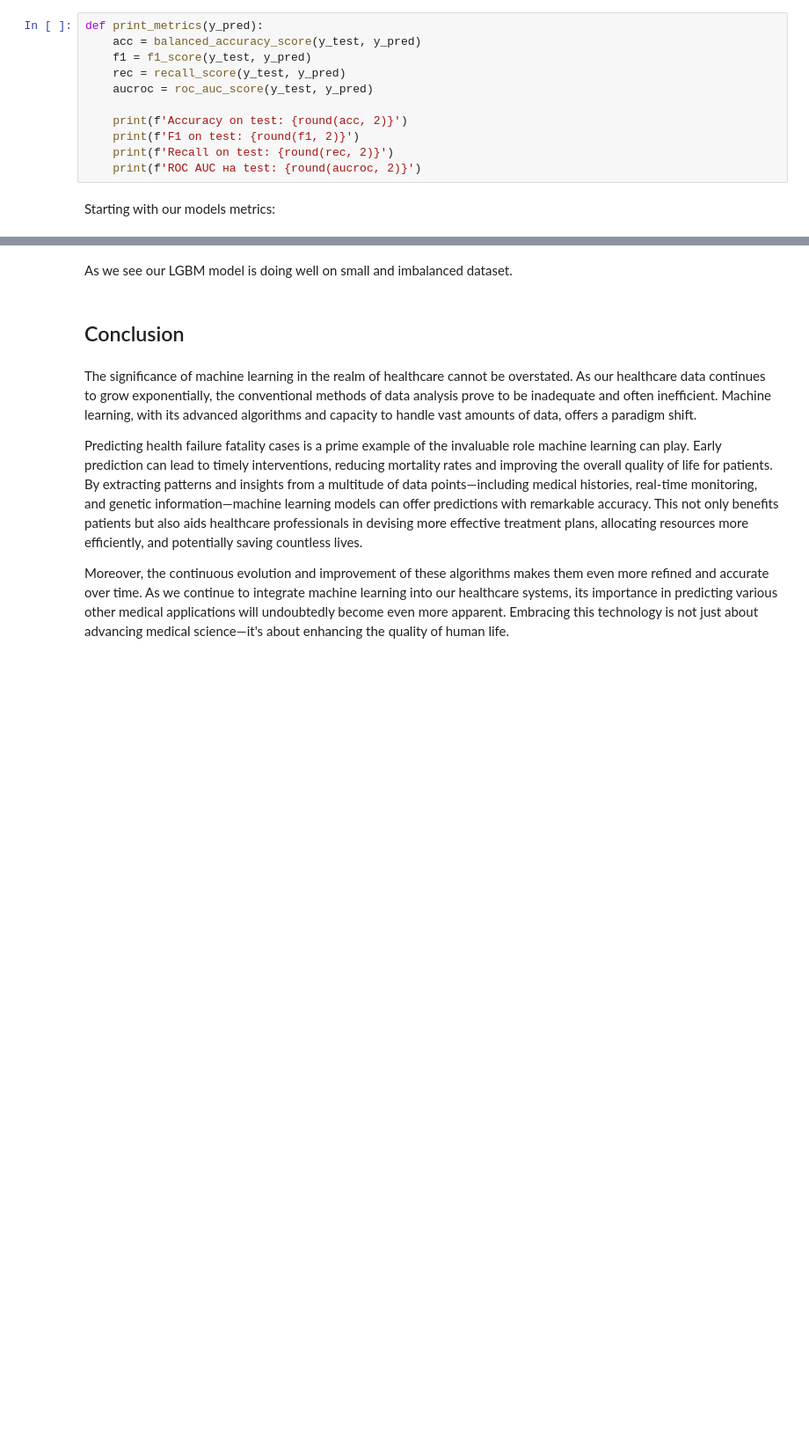
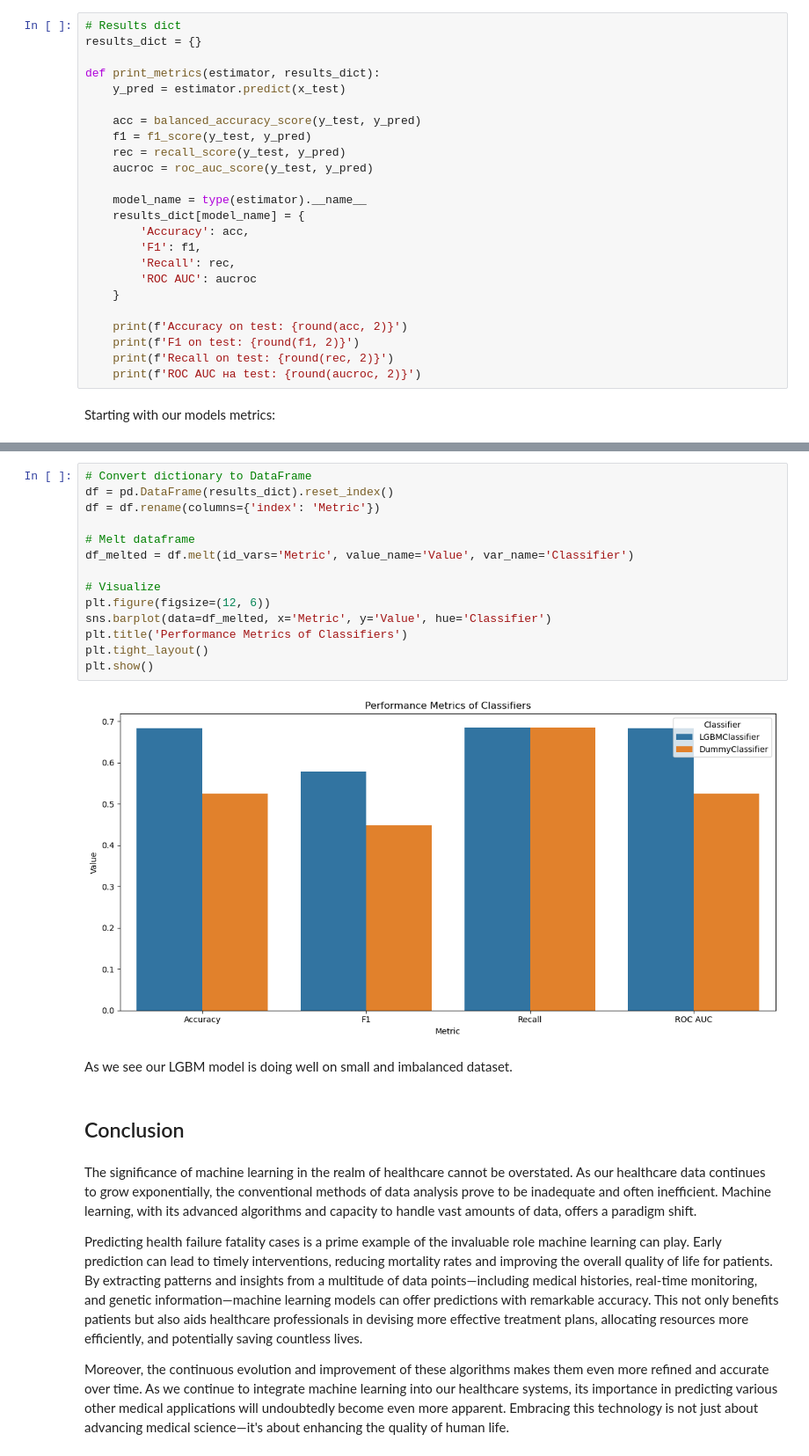
Before and after one commit to ekkv/heart-failure, a Jupyter notebook: heart_failure.ipynb, the cells around one changed output, grey strips where cells are left out. Shown at 88% size. Saved outputs shown, nothing was run; the diff lists cells and outputs as text; blank space fills up the shorter version.

```diff
--- a/heart_failure.ipynb
+++ b/heart_failure.ipynb
@@ -496,12 +528,25 @@ Let's check different metrics and compare results to Dummy Classifier. We will c
 2) `recall` to check on how well our model identifies fatalities
 3) `AUC ROC` to see how well our model explains the data.
 # %%
-def print_metrics(y_pred):
+# Results dict
+results_dict = {}
+
+def print_metrics(estimator, results_dict):
+    y_pred = estimator.predict(x_test)
+
     acc = balanced_accuracy_score(y_test, y_pred)
     f1 = f1_score(y_test, y_pred)
     rec = recall_score(y_test, y_pred)
     aucroc = roc_auc_score(y_test, y_pred)
 
+    model_name = type(estimator).__name__
+    results_dict[model_name] = {
+        'Accuracy': acc,
+        'F1': f1,
+        'Recall': rec,
+        'ROC AUC': aucroc
+    }
+
     print(f'Accuracy on test: {round(acc, 2)}')
     print(f'F1 on test: {round(f1, 2)}')
     print(f'Recall on test: {round(rec, 2)}')
@@ -541,3 +576,19 @@ ROC AUC на test: 0.59
+# %%
+# Convert dictionary to DataFrame
+df = pd.DataFrame(results_dict).reset_index()
+df = df.rename(columns={'index': 'Metric'})
+
+# Melt dataframe
+df_melted = df.melt(id_vars='Metric', value_name='Value', var_name='Classifier')
+
+# Visualize
+plt.figure(figsize=(12, 6))
+sns.barplot(data=df_melted, x='Metric', y='Value', hue='Classifier')
+plt.title('Performance Metrics of Classifiers')
+plt.tight_layout()
+plt.show()
+# %% [output]
+[figure, added]
 # %% [markdown]
 As we see our LGBM model is doing well on small and imbalanced dataset.
 # %% [markdown]
```
Also changed, not shown: parts of 15 cells of this notebook.
